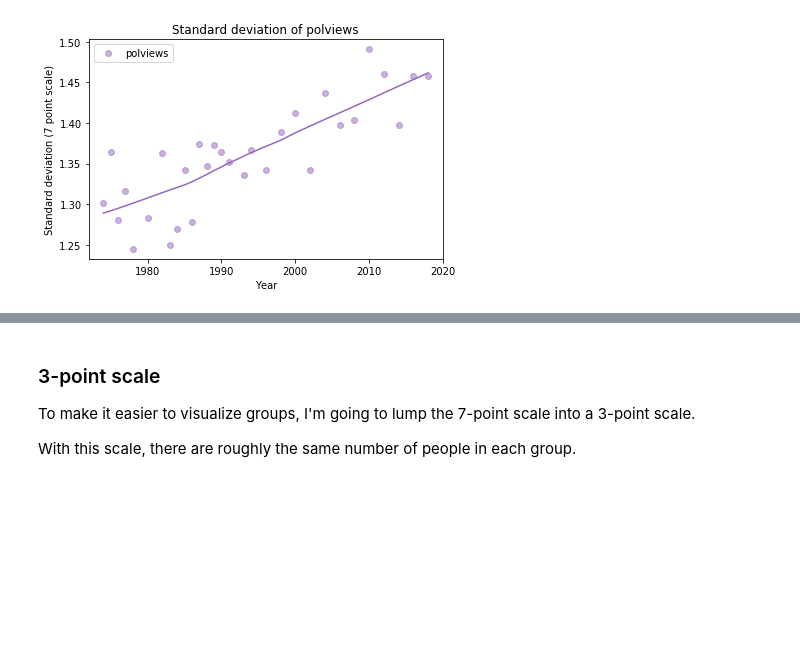
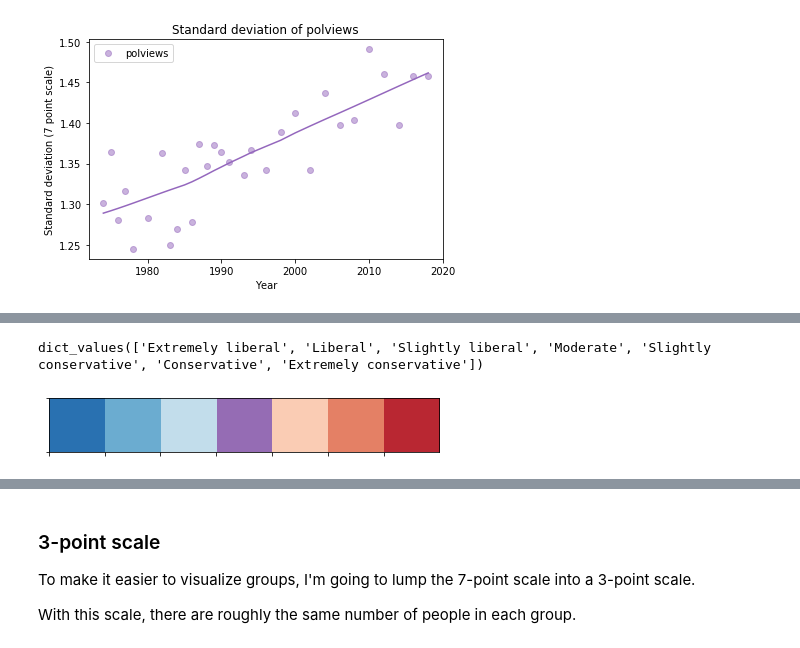
Before and after one commit to AllenDowney/ExploratoryDataAnalysis, a Jupyter notebook: eds02_gss_polviews.ipynb, the cells around one changed output, grey strips where cells are left out. Drawn from its saved outputs; the diff is of its cells as text; code cells hidden in the pictures; blank space fills up the shorter version.

```diff
--- a/eds02_gss_polviews.ipynb
+++ b/eds02_gss_polviews.ipynb
@@ -172,0 +252,14 @@ decorate(ylabel='Standard deviation (7 point scale)',
+# %%
+columns = d.values()
+columns
+# %% [output]
+dict_values(['Extremely liberal', 'Liberal', 'Slightly liberal', 'Moderate', 'Slightly conservative', 'Conservative', 'Extremely conservative'])
+# %%
+muted = sns.color_palette('muted', 5)
+purple = muted[4]
+# %%
+palette = sns.color_palette('RdBu_r', 7)
+palette[3] = purple
+sns.palplot(palette)
+# %% [output]
+[figure, added]
```
Also changed, not shown: parts of 21 cells of this notebook.
